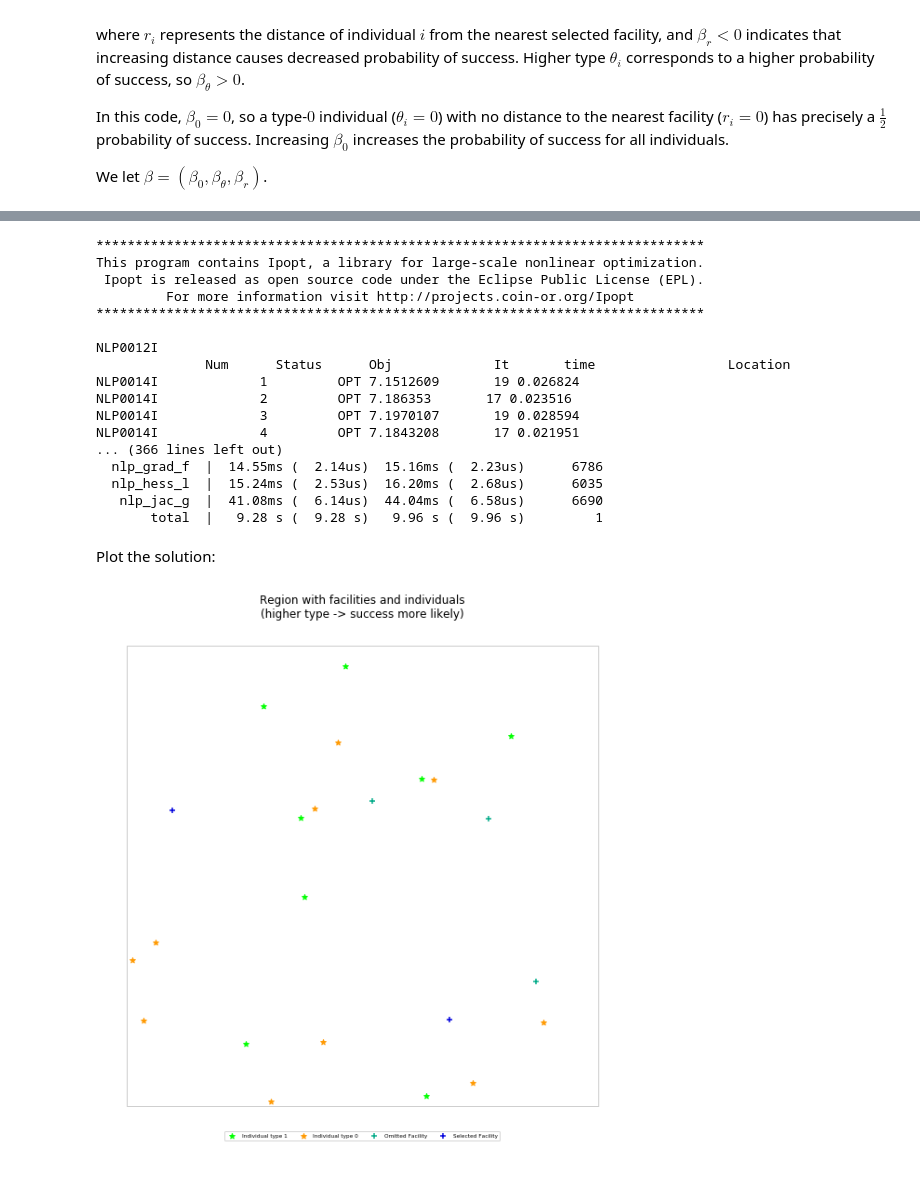
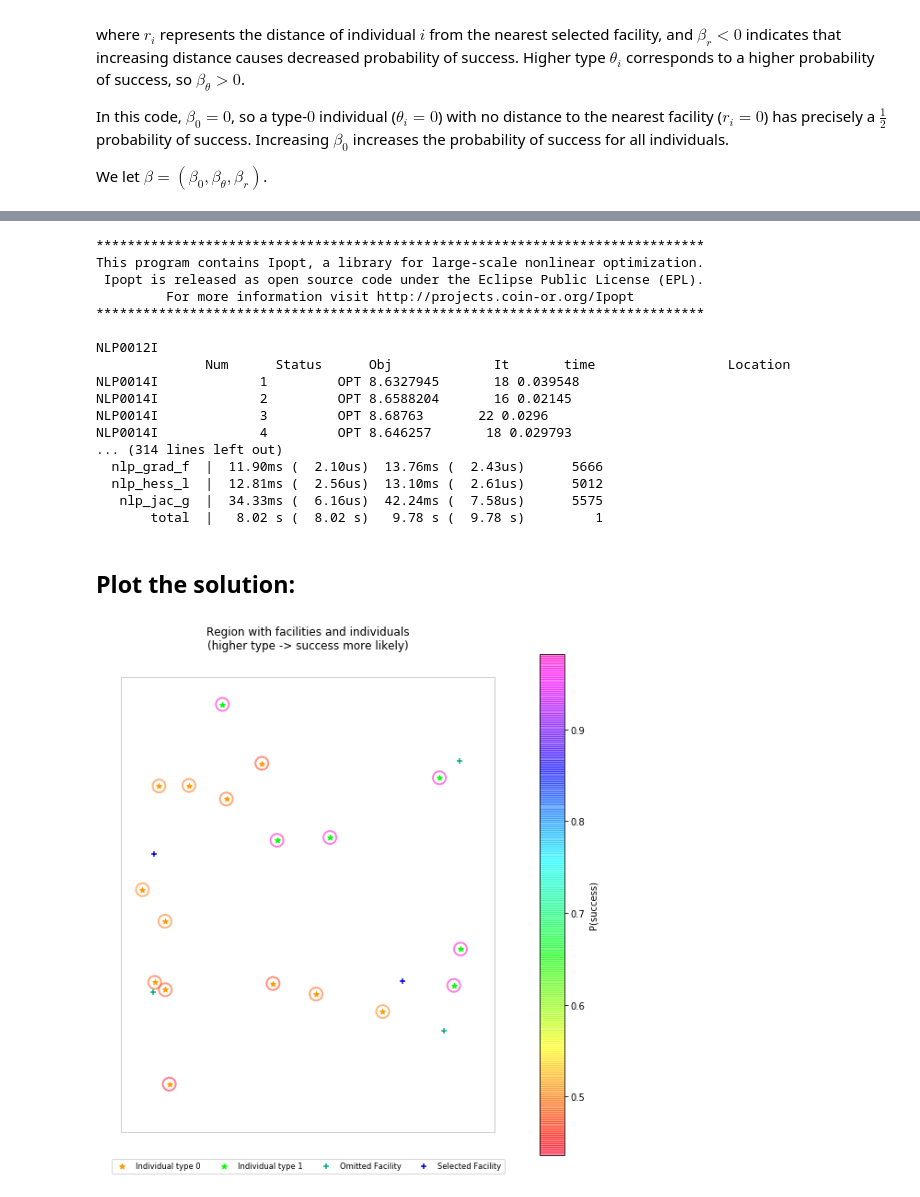
Before and after one commit to zsiegel92/populationModel, a Jupyter notebook: fairAssignment_casadi.ipynb, the cells around one changed output, grey strips where cells are left out. Saved outputs shown, nothing was run; the diff lists cells and outputs as text; code cells hidden in the pictures.

Commit message:
colorbar

```diff
--- a/fairAssignment_casadi.ipynb
+++ b/fairAssignment_casadi.ipynb
@@ -35,7 +35,7 @@ In this code, $\beta_0=0$, so a type-$0$ individual ($\theta_i = 0$) with no dis
 
 We let $\beta = (\beta_0, \beta_\theta, \beta_r)$.
 # %%
-beta = [0,10,-1] #[beta0, beta_theta >0, beta_r <0]
+beta = [0,4,-1] #[beta0, beta_theta >0, beta_r <0]
 # %% [markdown]
 We implement the following optimization model in the `CasADI` Python interface to COIN-OR's `Bonmin` MINLP solver:
 
@@ -62,7 +62,8 @@ discrete += [True  for j in range(nFac)] #y variables
 discrete += [False for i in range(nIndiv)] #r variables
 discrete += [False for i in range(nIndiv)] #u variables
 opti.minimize(-sum(u))#maximize sum u
-opti.subject_to([u[i] == -log(1+exp(-beta[0] - beta[1]*theta[i] - beta[2]*r[i])) for i in range(nIndiv)])
+opti.subject_to([u[i] == -log(1+exp(-beta[0] - beta[1]*theta[i] - beta[2]*r[i])) for i in range(nIndiv)]) #log prob(success)
+# opti.subject_to([u[i] == 1/(1+exp(-beta[0] - beta[1]*theta[i] - beta[2]*r[i])) for i in range(nIndiv)]) #prob(success)
 opti.subject_to([r[i] >= dist[i,j]*x[i][j] for i in range(nIndiv) for j in range(nFac)])
 opti.subject_to([ sum(x[i]) == 1 for i in range(nIndiv) ])
 opti.subject_to([ x[i][j] <= y[j] for i in range(nIndiv) for j in range(nFac)])
@@ -77,6 +78,8 @@ xvals = np.array([[int(sol.value(x[i][j])) for j in range(nFac)] for i in range(
 yvals = np.array([int(sol.value(y[j])) for j in range(nFac)])
 rvals = np.array([sol.value(r[i]) for i in range(nIndiv)])
 uvals = np.array([sol.value(u[i]) for i in range(nIndiv)])
+obj_vals = np.array([-log(1+exp(-beta[0] - beta[1]*theta[i] - beta[2]*rvals[i])) for i in range(nIndiv)])
+prob_success = np.array([1/(1+exp(-beta[0] - beta[1]*theta[i] - beta[2]*rvals[i])) for i in range(nIndiv)])
 fstar = sol.value(opti.f)
 # %% [output]
 ******************************************************************************
@@ -87,17 +90,17 @@ This program contains Ipopt, a library for large-scale nonlinear optimization.
 
 NLP0012I
               Num      Status      Obj             It       time                 Location
-NLP0014I             1         OPT 7.1512609       19 0.026824
-NLP0014I             2         OPT 7.186353       17 0.023516
-NLP0014I             3         OPT 7.1970107       19 0.028594
-NLP0014I             4         OPT 7.1843208       17 0.021951
-... (366 lines left out)
-  nlp_grad_f  |  14.55ms (  2.14us)  15.16ms (  2.23us)      6786
-  nlp_hess_l  |  15.24ms (  2.53us)  16.20ms (  2.68us)      6035
-   nlp_jac_g  |  41.08ms (  6.14us)  44.04ms (  6.58us)      6690
-       total  |   9.28 s (  9.28 s)   9.96 s (  9.96 s)         1
+NLP0014I             1         OPT 8.6327945       18 0.039548
+NLP0014I             2         OPT 8.6588204       16 0.02145
+NLP0014I             3         OPT 8.68763       22 0.0296
+NLP0014I             4         OPT 8.646257       18 0.029793
+... (314 lines left out)
+  nlp_grad_f  |  11.90ms (  2.10us)  13.76ms (  2.43us)      5666
+  nlp_hess_l  |  12.81ms (  2.56us)  13.10ms (  2.61us)      5012
+   nlp_jac_g  |  34.33ms (  6.16us)  42.24ms (  7.58us)      5575
+       total  |   8.02 s (  8.02 s)   9.78 s (  9.78 s)         1
 # %% [markdown]
-Plot the solution:
+## Plot the solution:
 # %%
 def plot_region():
 	number_desired_colors = 6
@@ -106,34 +109,58 @@ def plot_region():
 	fig, ax = plt.subplots(figsize=(10,10))
 	plt.axis('off')
 	plt.title(f"Region with facilities and individuals\n(higher type -> success more likely)")
+
 	## Plot Region
+	# labelRegion="Region"
 	region = patches.Rectangle((0,0),sizeRegion,sizeRegion,linewidth=1,edgecolor=colors.pop(),facecolor="none")
 	ax.add_patch(region)
+
+	# plt.plot([*r.getExteriorCoords()],color=colors.pop(),label=labelRegion)
+
+
+	## Plot Objectives
+	def plotObjectives():
+		obj_scatter = plt.scatter(indiv[:,0],indiv[:,1],marker="o",s=14**2,lw=2,alpha=0.5,c=prob_success,cmap="gist_rainbow",label="no_legend")
+		obj_scatter.set_facecolor('none')
+		cbar = plt.colorbar(obj_scatter)
+		cbar.ax.set_ylabel('P(success)')
+	plotObjectives()
+
+
 	## Plot Individuals
 	labelIndividuals = "Individual"
 	def plotIndividuals():
+		# plt.scatter(*pop.getIndividualCoordinates(),marker="*",c="blue",label="Individual")
 		color_weight_map = {ttheta : colors.pop() for ttheta in set(theta)}
 		individual_colors = [color_weight_map[ttheta] for ttheta in theta]
 		individual_labels = [f"{labelIndividuals} type {ttheta}" for coords,ttheta in zip(indiv,theta)]
 		for i,coords in enumerate(indiv):
 			plt.scatter(*coords,marker = "*",c=[individual_colors[i]],label=individual_labels[i])
 	plotIndividuals()
+
+
+
+
 	## Plot Facilities
 	labelFacility = "Facility"
 	def plotFacilities():
 		facility_color_map = {yval : colors.pop() for yval in set(yvals)}
 		facility_colors = [facility_color_map[yval] for yval in yvals]
 		facility_states = ["Omitted", "Selected"]
 		facility_labels = [f"{facility_states[yval]} {labelFacility}" for yval in yvals]
 		for i, coords in enumerate(fac):
 			plt.scatter(*coords,marker = "+",c=[facility_colors[i]],label=facility_labels[i])
+			# plt.scatter(*r.getFacilityLocations(),marker="+",c=[colors.pop()],label=labelFacility)
 	plotFacilities()
 	## Create Legend
-	legend_dict = {artist.properties().get('label') : artist for artist in ax.collections.copy() + ax.lines.copy()}
-	plt.legend(legend_dict.values(),legend_dict.keys(),loc='upper center', bbox_to_anchor=(0.5, 0), ncol=len(legend_dict),fontsize='xx-small') #,loc="upper right"
+
+	legend_dict = {legendTitle : artist for artist in ax.collections.copy() + ax.lines.copy() if "no_legend" not in (legendTitle:=artist.properties().get('label'))}
+	plt.legend(legend_dict.values(),legend_dict.keys(),loc='upper center', bbox_to_anchor=(0.5, 0), ncol=len(legend_dict),fontsize='small') #,loc="upper right"
+
+	# plt.tight_layout()
 	plt.show(block=False)
 	return fig,ax
 
 fig,ax = plot_region()
 # %% [output]
-[figure, old version]
+[figure, new version]
```
Also changed, not shown: 2 other files.
